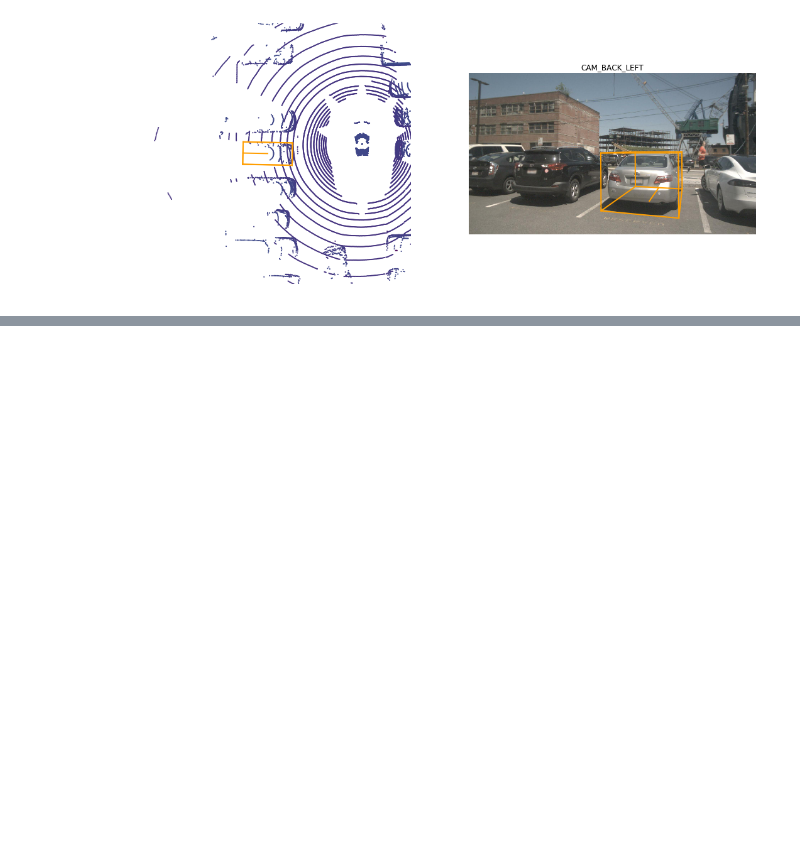
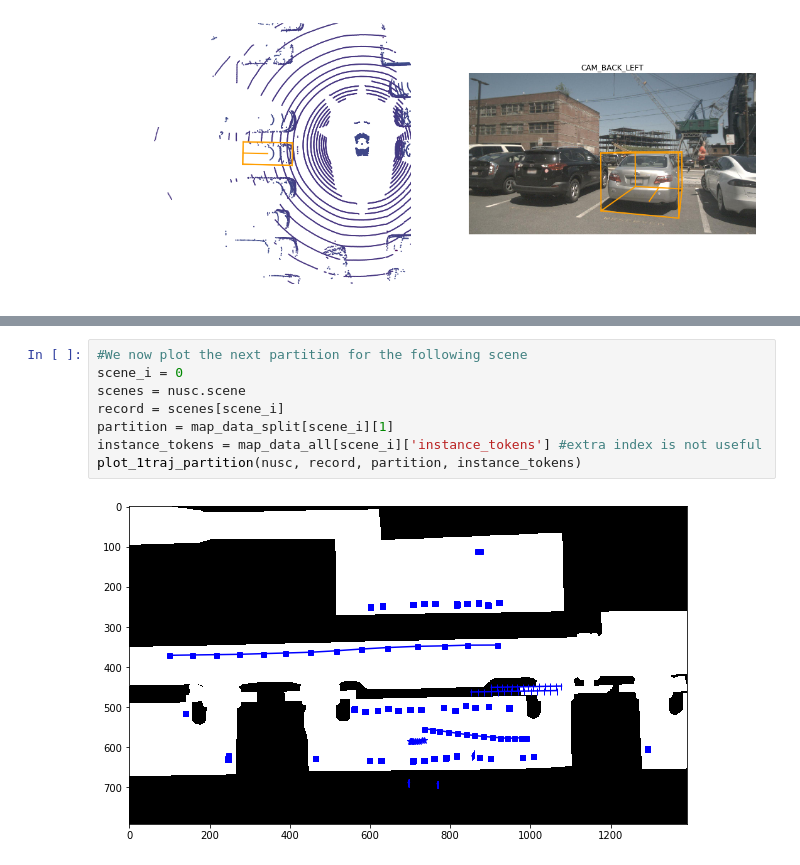
Before and after one commit to jogarrid/nuscenes, a Jupyter notebook: Nuscenes dataset exploration.ipynb, the cells around one changed output, grey strips where cells are left out. Cells and saved outputs as stored; diff of their text form; blank space fills up the shorter version.

```diff
--- a/Nuscenes dataset exploration.ipynb
+++ b/Nuscenes dataset exploration.ipynb
@@ -116,0 +212,10 @@ visibility of whole object is between 80 and 100%
+# %%
+#We now plot the next partition for the following scene
+scene_i = 0
+scenes = nusc.scene
+record = scenes[scene_i]
+partition = map_data_split[scene_i][1]
+instance_tokens = map_data_all[scene_i]['instance_tokens'] #extra index is not useful
+plot_1traj_partition(nusc, record, partition, instance_tokens)
+# %% [output]
+[figure, added]
```
Also changed, not shown: parts of 8 cells of this notebook, 1 other file.
